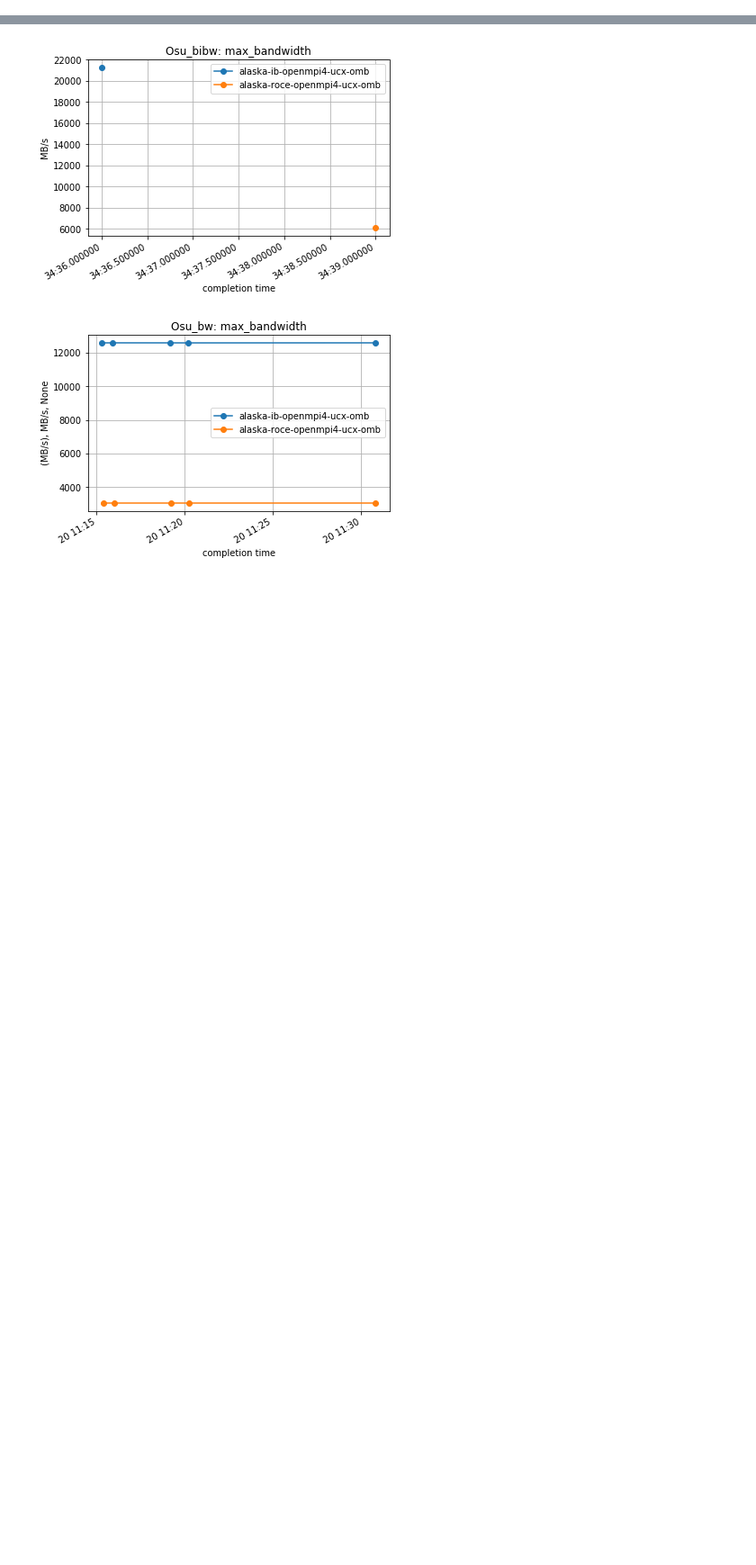
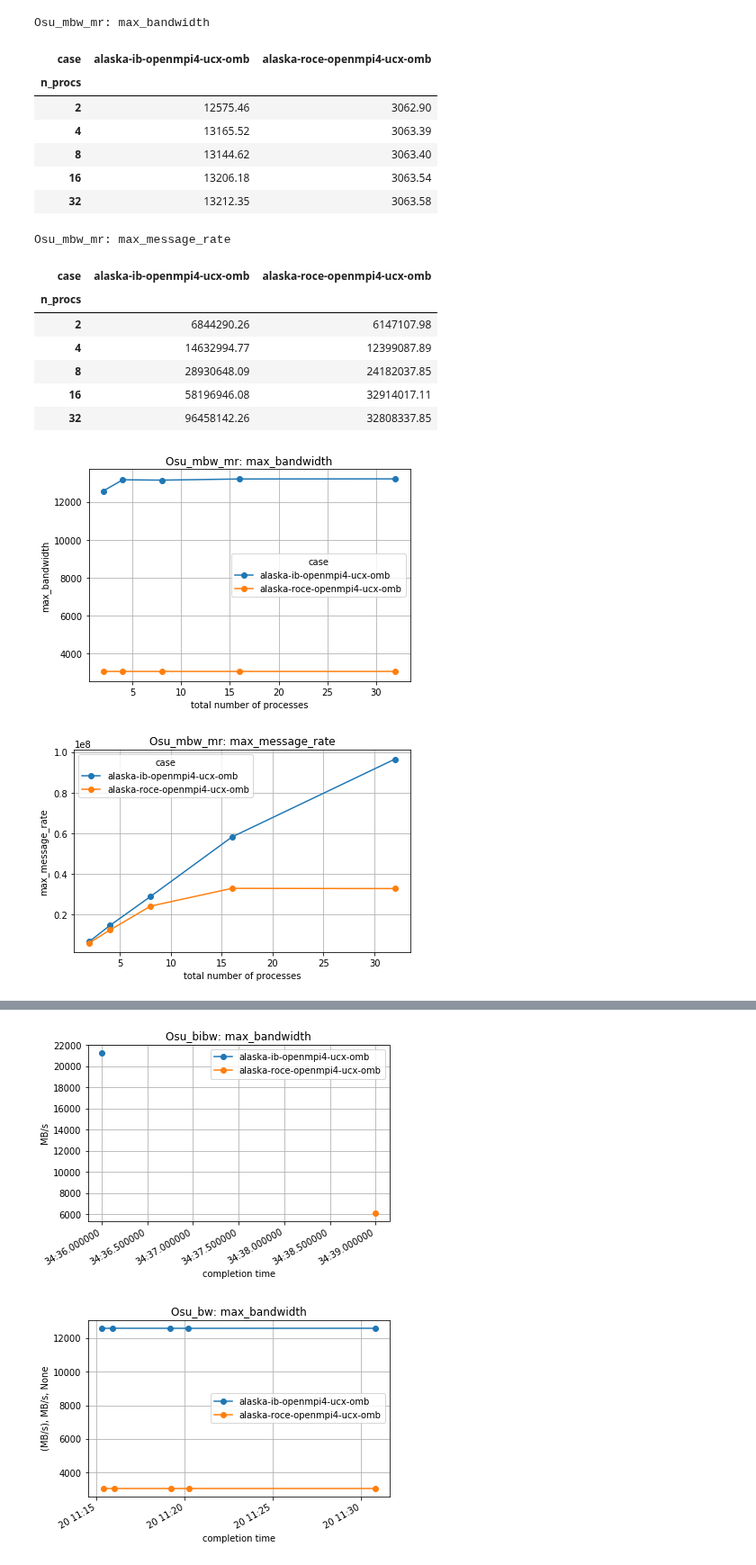
Before and after one commit to ukri-excalibur/excalibur-tests, a Jupyter notebook: omb/OMB.ipynb, the cells around one changed output, grey strips where cells are left out. Shown at 90% size. Drawn from its saved outputs; the diff is of its cells as text; code cells hidden in the pictures; blank space fills up the shorter version.

```diff
--- a/omb/OMB.ipynb
+++ b/omb/OMB.ipynb
@@ -77,0 +67,40 @@ loaded 20 performance records
+# %%
+for test in ['Osu_mbw_mr']:
+
+    # load perf records:
+    perf_records = modules.utils.load_perf_logs('../perflogs', test, '.log')
+
+    # calculate number of processes (=tasks):
+    perf_records['n_procs'] = [int(tn.rsplit('_')[-1]) for tn in perf_records['testname']]
+
+    # plot/tabulate:
+    for perf_var in ['max_bandwidth', 'max_message_rate']:
+        table = modules.plots.tabulate_last_perf_vs(perf_records, 'n_procs', perf_var)
+        ax = table.plot(grid=True, style='o-')
+        ax.set_xlabel('total number of processes')
+        ax.set_ylabel(perf_var)
+        plt.tight_layout()
+        title = '%s: %s' % (test, perf_var)
+        ax.set_title(title)
+
+        print(title)
+        display(HTML(table.to_html()))
+# %% [output]
+Osu_mbw_mr: max_bandwidth
+| case | alaska-ib-openmpi4-ucx-omb | alaska-roce-openmpi4-ucx-omb |
+| n_procs |  |  |
+| 2 | 12575.46 | 3062.90 |
+| 4 | 13165.52 | 3063.39 |
+| 8 | 13144.62 | 3063.40 |
+| 16 | 13206.18 | 3063.54 |
+| 32 | 13212.35 | 3063.58 |
+Osu_mbw_mr: max_message_rate
+| case | alaska-ib-openmpi4-ucx-omb | alaska-roce-openmpi4-ucx-omb |
+| n_procs |  |  |
+| 2 | 6844290.26 | 6147107.98 |
+| 4 | 14632994.77 | 12399087.89 |
+| 8 | 28930648.09 | 24182037.85 |
+| 16 | 58196946.08 | 32914017.11 |
+| 32 | 96458142.26 | 32808337.85 |
+[figure, added]
+[figure, added]
```
Also changed, not shown: parts of 9 cells of this notebook, 2 other files.
